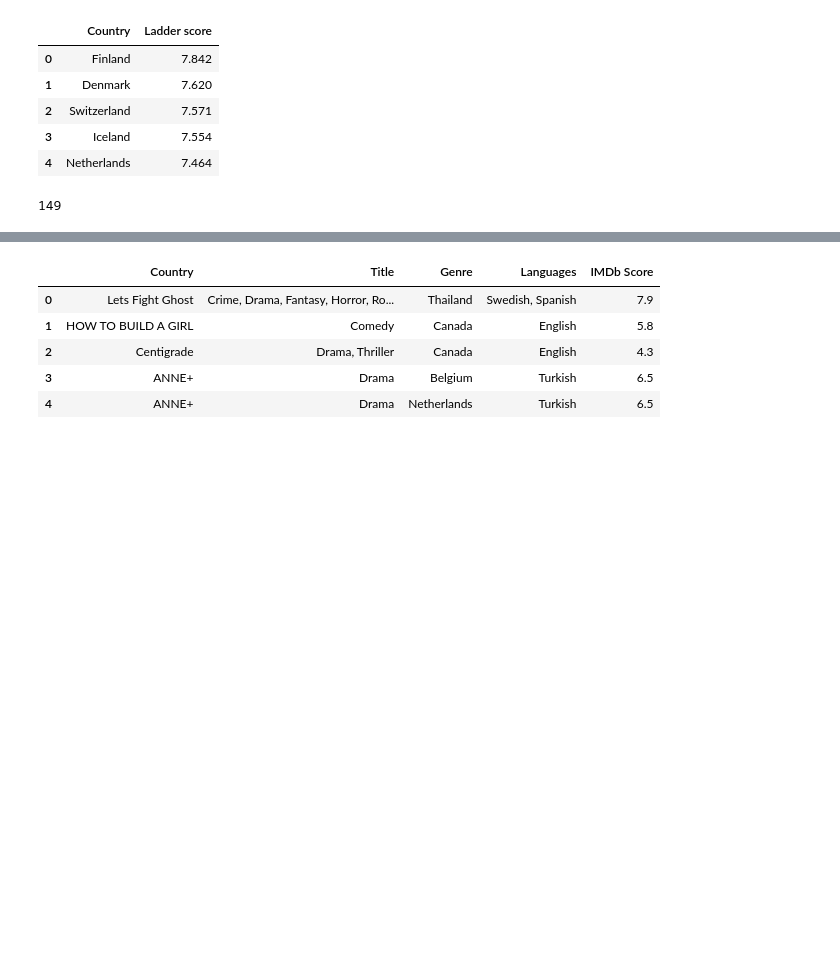
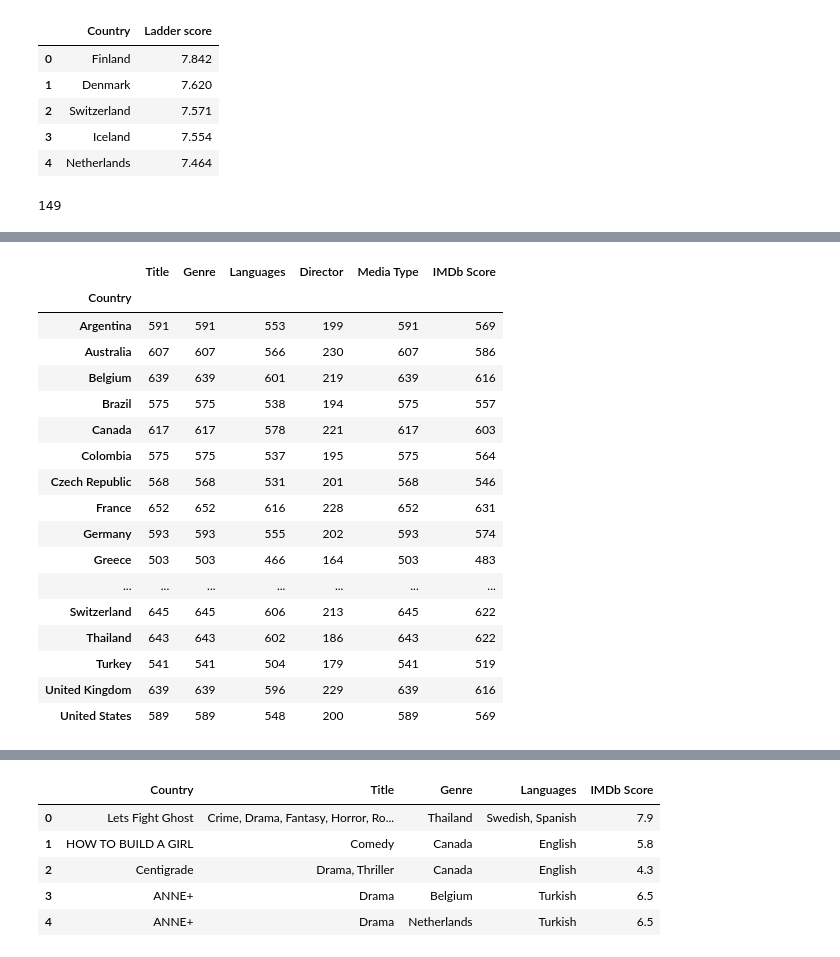
Before and after one commit to adamholcomb/Python-Media-Happiness-Analysis, a Jupyter notebook: HappinessIndex-YT.ipynb, the cells around one changed output, grey strips where cells are left out. Drawn from its saved outputs; the diff is of its cells as text; code cells hidden in the pictures; blank space fills up the shorter version.

```diff
--- a/HappinessIndex-YT.ipynb
+++ b/HappinessIndex-YT.ipynb
@@ -248,3 +263,26 @@ happyIMdb_merge
+# %%
+animation = netflix_IMDb['Genre'].str.contains('Animation') == True
+
+netflix_IMDb.loc[animation].groupby(['Country']).count()
+# %% [output]
+|  | Title | Genre | Languages | Director | Media Type | IMDb Score |
+| Country |  |  |  |  |  |  |
+| Argentina | 591 | 591 | 553 | 199 | 591 | 569 |
+| Australia | 607 | 607 | 566 | 230 | 607 | 586 |
+| Belgium | 639 | 639 | 601 | 219 | 639 | 616 |
+| Brazil | 575 | 575 | 538 | 194 | 575 | 557 |
+| Canada | 617 | 617 | 578 | 221 | 617 | 603 |
+| Colombia | 575 | 575 | 537 | 195 | 575 | 564 |
+| Czech Republic | 568 | 568 | 531 | 201 | 568 | 546 |
+| France | 652 | 652 | 616 | 228 | 652 | 631 |
+| Germany | 593 | 593 | 555 | 202 | 593 | 574 |
+| Greece | 503 | 503 | 466 | 164 | 503 | 483 |
+| ... | ... | ... | ... | ... | ... | ... |
+| Switzerland | 645 | 645 | 606 | 213 | 645 | 622 |
+| Thailand | 643 | 643 | 602 | 186 | 643 | 622 |
+| Turkey | 541 | 541 | 504 | 179 | 541 | 519 |
+| United Kingdom | 639 | 639 | 596 | 229 | 639 | 616 |
+| United States | 589 | 589 | 548 | 200 | 589 | 569 |
 # %%
 netflix_genre_split = netflix_IMDb.Genre.str.split(',')
 series = netflix_genre_split.apply(pd.Series, 1)
```
Also changed, not shown: parts of 4 cells of this notebook.
